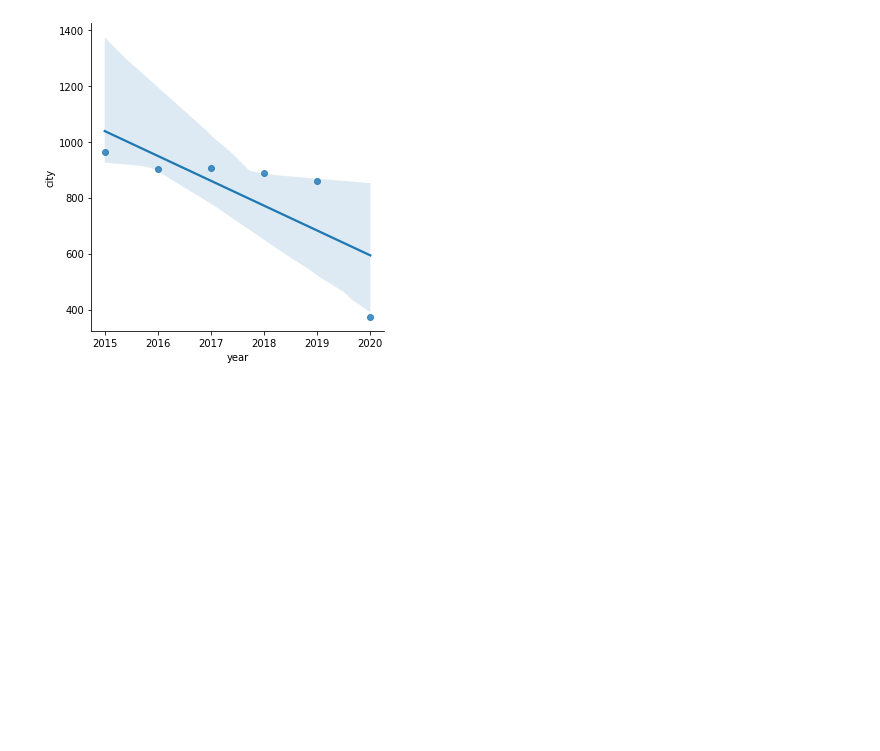
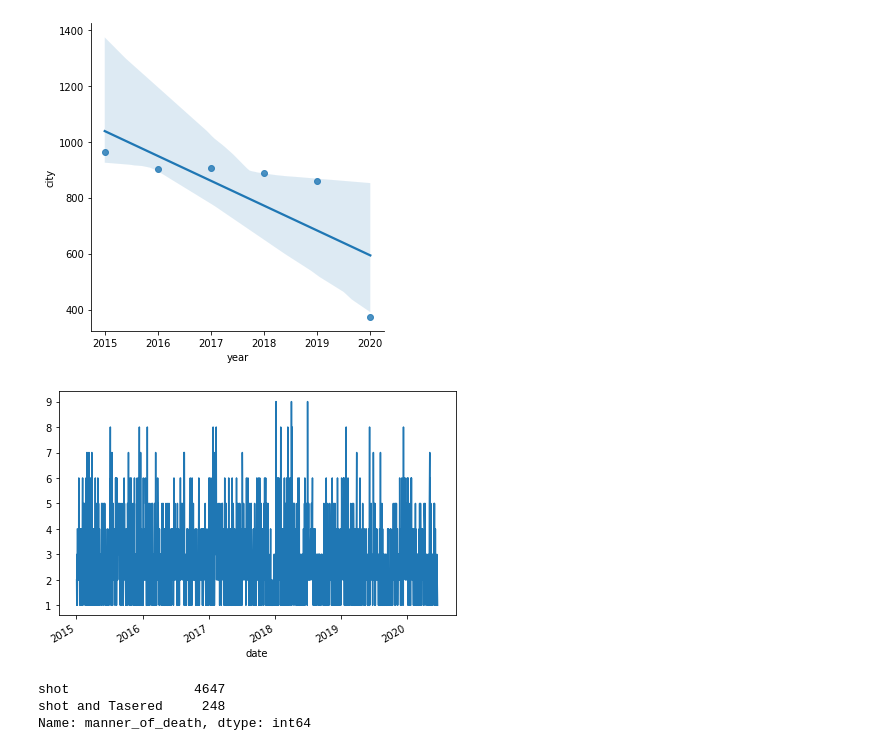
Before and after one commit to frau-muller/ml, a Jupyter notebook: us police.ipynb, the cells around one changed output. Drawn from its saved outputs; the diff is of its cells as text; code cells hidden in the pictures; blank space fills up the shorter version.

```diff
--- a/us police.ipynb
+++ b/us police.ipynb
@@ -159,3 +159,14 @@ sns.lmplot(x ='year',y='city',data=by_year.reset_index())
 # %% [output]
 <seaborn.axisgrid.FacetGrid at 0x...>
 [figure]
+# %%
+shoot.groupby('date').count()['city'].plot()
+plt.tight_layout()
+# %% [output]
+[figure, added]
+# %%
+shoot['manner_of_death'].value_counts()
+# %% [output]
+shot                4647
+shot and Tasered     248
+Name: manner_of_death, dtype: int64
```
Also changed, not shown: parts of 2 cells of this notebook.
